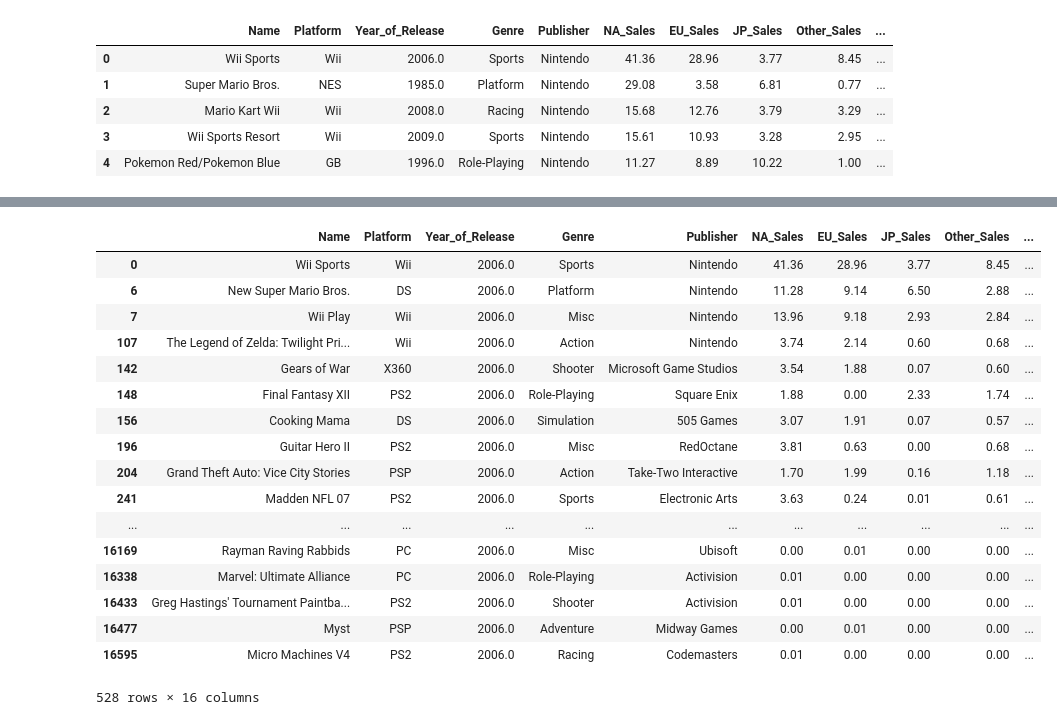
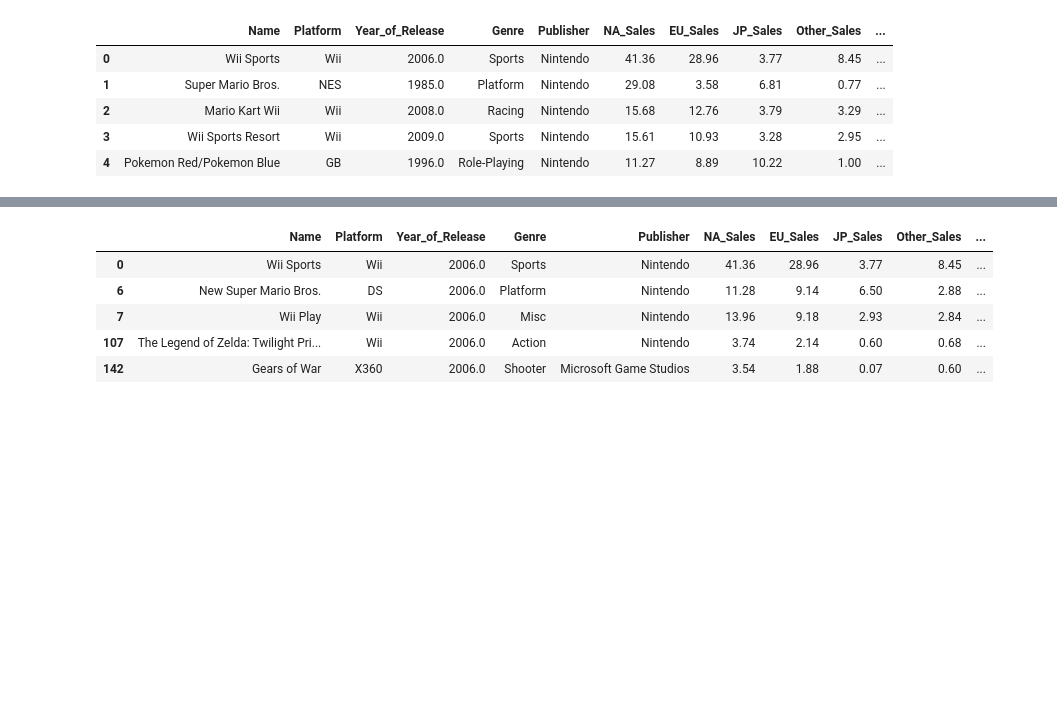
Before and after one commit to mcgvgc2514/Video-Game-Sale-Analysis, a Jupyter notebook: Data Cleaning/Final Analysis.ipynb, the cells around one changed output, grey strips where cells are left out. Saved outputs shown, nothing was run; the diff lists cells and outputs as text; code cells hidden in the pictures; blank space fills up the shorter version.

```diff
--- a/Data Cleaning/Final Analysis.ipynb
+++ b/Data Cleaning/Final Analysis.ipynb
@@ -52,31 +40,19 @@ plt.show()
 # %%
 # Another thing to keep in mind is the release date
 # A game release in 2006 has had 11 years to accumulate wealth, while a game release in 2015 had only 2 year to accumulate wealth
 # For this reason, we will have a more accurate assesment if we compare the games that were released in the same year
 # Let's start with 2006, since this year seems to be very intersting, due to the fact that many of the high selling games-
 # (including Wii Sports, the game with the #1 highest sales) were released in 2006
 
 GamesDF2006_Dropped_All = GamesDF_Dropped_All[GamesDF_Dropped_All.Year_of_Release == 2006]
-GamesDF2006_Dropped_All
+GamesDF2006_Dropped_All.head()
 # %% [output]
 |  | Name | Platform | Year_of_Release | Genre | Publisher | NA_Sales | EU_Sales | JP_Sales | Other_Sales | ... |
 | 0 | Wii Sports | Wii | 2006.0 | Sports | Nintendo | 41.36 | 28.96 | 3.77 | 8.45 | ... |
 | 6 | New Super Mario Bros. | DS | 2006.0 | Platform | Nintendo | 11.28 | 9.14 | 6.50 | 2.88 | ... |
 | 7 | Wii Play | Wii | 2006.0 | Misc | Nintendo | 13.96 | 9.18 | 2.93 | 2.84 | ... |
 | 107 | The Legend of Zelda: Twilight Pri... | Wii | 2006.0 | Action | Nintendo | 3.74 | 2.14 | 0.60 | 0.68 | ... |
 | 142 | Gears of War | X360 | 2006.0 | Shooter | Microsoft Game Studios | 3.54 | 1.88 | 0.07 | 0.60 | ... |
-| 148 | Final Fantasy XII | PS2 | 2006.0 | Role-Playing | Square Enix | 1.88 | 0.00 | 2.33 | 1.74 | ... |
-| 156 | Cooking Mama | DS | 2006.0 | Simulation | 505 Games | 3.07 | 1.91 | 0.07 | 0.57 | ... |
-| 196 | Guitar Hero II | PS2 | 2006.0 | Misc | RedOctane | 3.81 | 0.63 | 0.00 | 0.68 | ... |
-| 204 | Grand Theft Auto: Vice City Stories | PSP | 2006.0 | Action | Take-Two Interactive | 1.70 | 1.99 | 0.16 | 1.18 | ... |
-| 241 | Madden NFL 07 | PS2 | 2006.0 | Sports | Electronic Arts | 3.63 | 0.24 | 0.01 | 0.61 | ... |
-| ... | ... | ... | ... | ... | ... | ... | ... | ... | ... | ... |
-| 16169 | Rayman Raving Rabbids | PC | 2006.0 | Misc | Ubisoft | 0.00 | 0.01 | 0.00 | 0.00 | ... |
-| 16338 | Marvel: Ultimate Alliance | PC | 2006.0 | Role-Playing | Activision | 0.01 | 0.00 | 0.00 | 0.00 | ... |
-| 16433 | Greg Hastings' Tournament Paintba... | PS2 | 2006.0 | Shooter | Activision | 0.01 | 0.00 | 0.00 | 0.00 | ... |
-| 16477 | Myst | PSP | 2006.0 | Adventure | Midway Games | 0.00 | 0.01 | 0.00 | 0.00 | ... |
-| 16595 | Micro Machines V4 | PS2 | 2006.0 | Racing | Codemasters | 0.01 | 0.00 | 0.00 | 0.00 | ... |
-528 rows × 16 columns
 # %%
 # Now, let's see what the plot looks like
 
```
Also changed, not shown: parts of 13 cells of this notebook.
